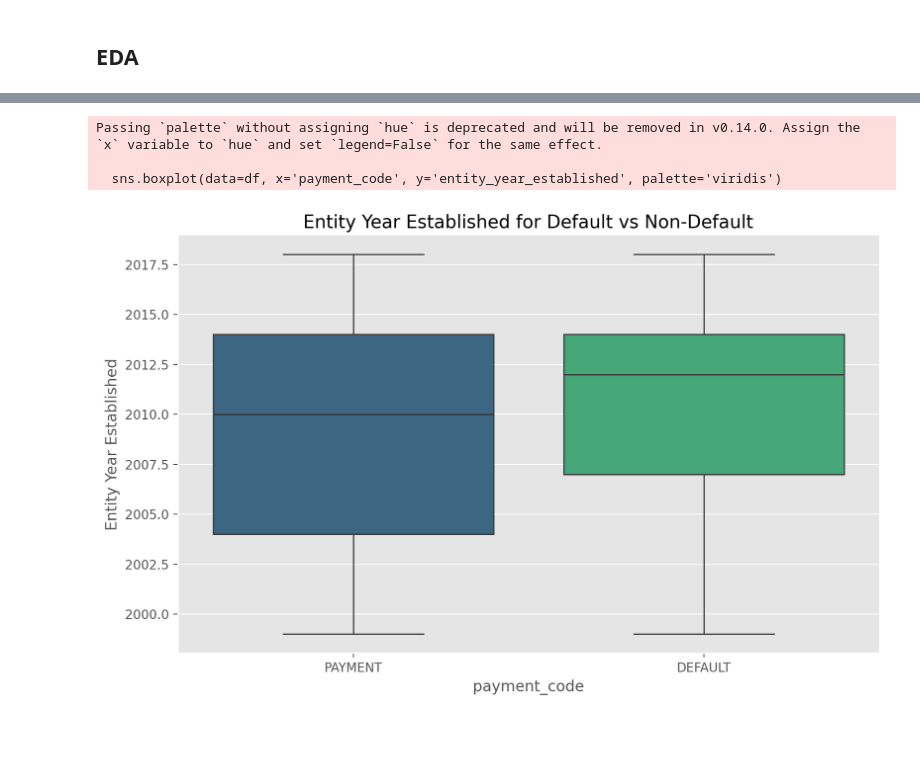
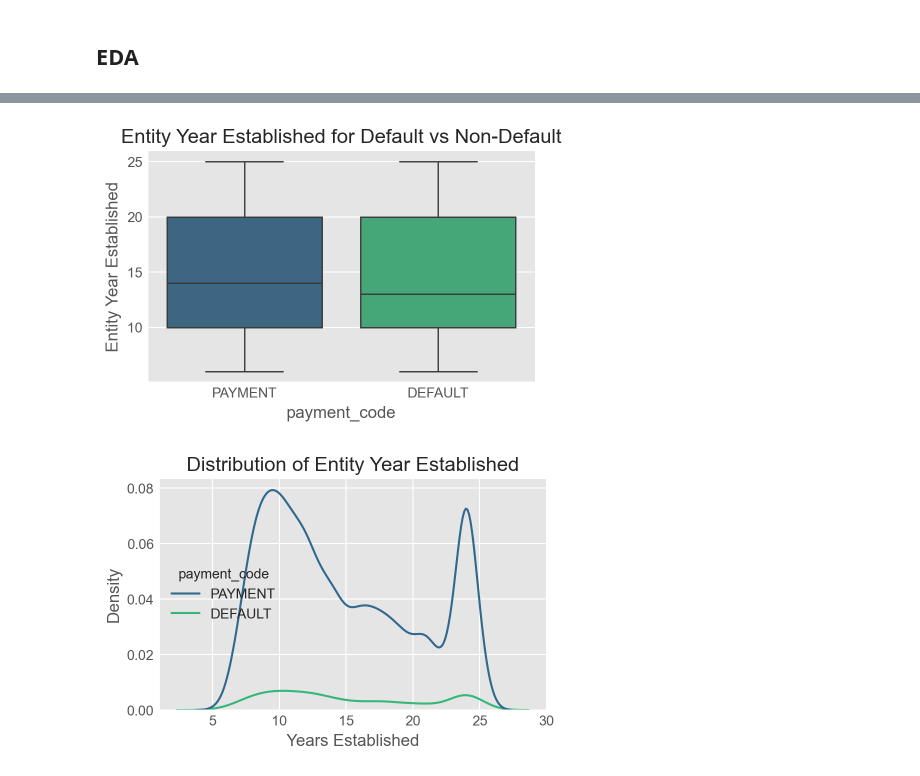
Before and after one commit to kuwaitikiwi/edgered-interview, a Jupyter notebook: EdgeRed.ipynb, the cells around one changed output, grey strips where cells are left out. Saved outputs shown, nothing was run; the diff lists cells and outputs as text; code cells hidden in the pictures; blank space fills up the shorter version.

```diff
--- a/EdgeRed.ipynb
+++ b/EdgeRed.ipynb
@@ -37,0 +44,16 @@ sns.heatmap(df.isnull(), cbar=True)
+# %%
+df.transaction_date = df.transaction_date.apply(lambda test: dt.datetime.fromtimestamp(test).strftime('%Y-%m-%d %H:%M:%S'))
+
+df = df.drop_duplicates(subset=['transaction_date','payment_amt','client_id','payment_code'])
+
+
+df.drop(df[df['payment_amt']>df.payment_amt.quantile(0.95)].index, inplace=True)
+
+plt.figure(figsize=(7,4))
+sns.histplot(df['payment_amt'], kde=True, bins=30, palette = 'viridis')
+plt.title('Distribution of payment_amt')
+plt.show()
+
+df.dropna(inplace=True)
+plt.figure(figsize=(7,4))
+sns.heatmap(df.isnull(), cbar=True)
@@ -56,11 +240,19 @@ plt.show()
 # %%
-plt.figure(figsize=(10,6))
+#transform entity_year_established to a number of years, subtracting the year from this year
+df['entity_year_established'] = dt.datetime.now().year - df['entity_year_established']
+df['entity_year_established'] = df['entity_year_established'].astype('float')
+
+plt.figure(figsize=(5,3))
 sns.boxplot(data=df, x='payment_code', y='entity_year_established', palette='viridis')
 plt.ylabel('Entity Year Established')
 plt.title('Entity Year Established for Default vs Non-Default')
 plt.show()
+
+plt.figure(figsize=(5,3))
+sns.kdeplot(data=df, x='entity_year_established', hue='payment_code', palette='viridis')
+plt.title('Distribution of Entity Year Established')
+plt.xlabel('Years Established')
+plt.show()
 # %% [output]
-Passing `palette` without assigning `hue` is deprecated and will be removed in v0.14.0. Assign the `x` variable to `hue` and set `legend=False` for the same effect.
-
-  sns.boxplot(data=df, x='payment_code', y='entity_year_established', palette='viridis')
-[figure, old version]
+[figure, new version]
+[figure, added]
```
Also changed, not shown: parts of 28 cells of this notebook.
